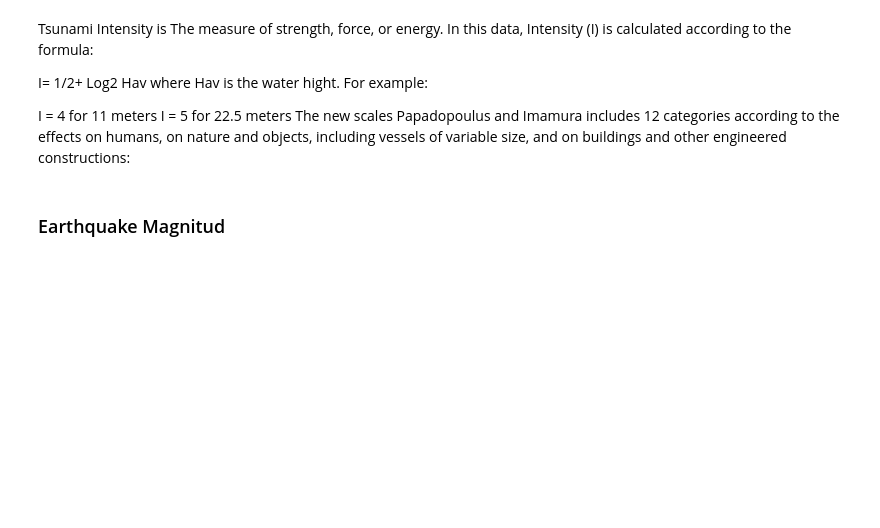
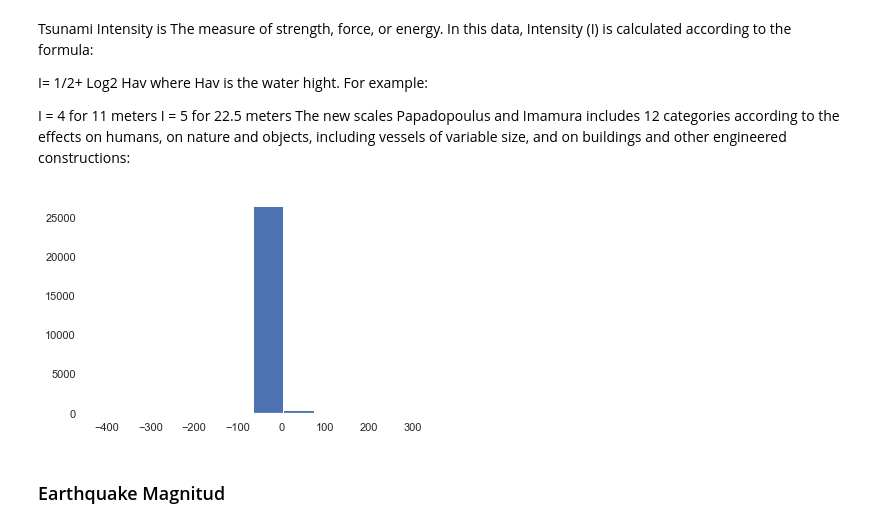
Before and after one commit to ImyPG/Natural-Disaster-Prediction, a Jupyter notebook: ND.ipynb, the cells around one changed output. Cells and saved outputs as stored; diff of their text form; code cells hidden in the pictures; blank space fills up the shorter version.

```diff
--- a/ND.ipynb
+++ b/ND.ipynb
@@ -143,9 +148,11 @@ I = 5 for 22.5 meters
 The new scales Papadopoulus and Imamura includes 12 categories according to the effects on humans, on nature and objects, including vessels of variable size, and on buildings and other engineered constructions:
 # %%
 
-Tsunami_Intensity = tsunamis[~tsunamis['TS_INTENSI'].isnull()]
+Tsunami_Intensity = tsunamisData[~tsunamisData['TS_INTENSI'].isnull()]
 Tsunami_Intensity['TS_INTENSI'].describe()
-tsunamis['TS_INTENSI'].hist();
+Tsunami_Intensity['TS_INTENSI'].hist();
+# %% [output]
+[figure, added]
 # %% [markdown]
 ### Earthquake Magnitud
 # %% [markdown]
```
Also changed, not shown: parts of 19 cells of this notebook, 1 other file.
